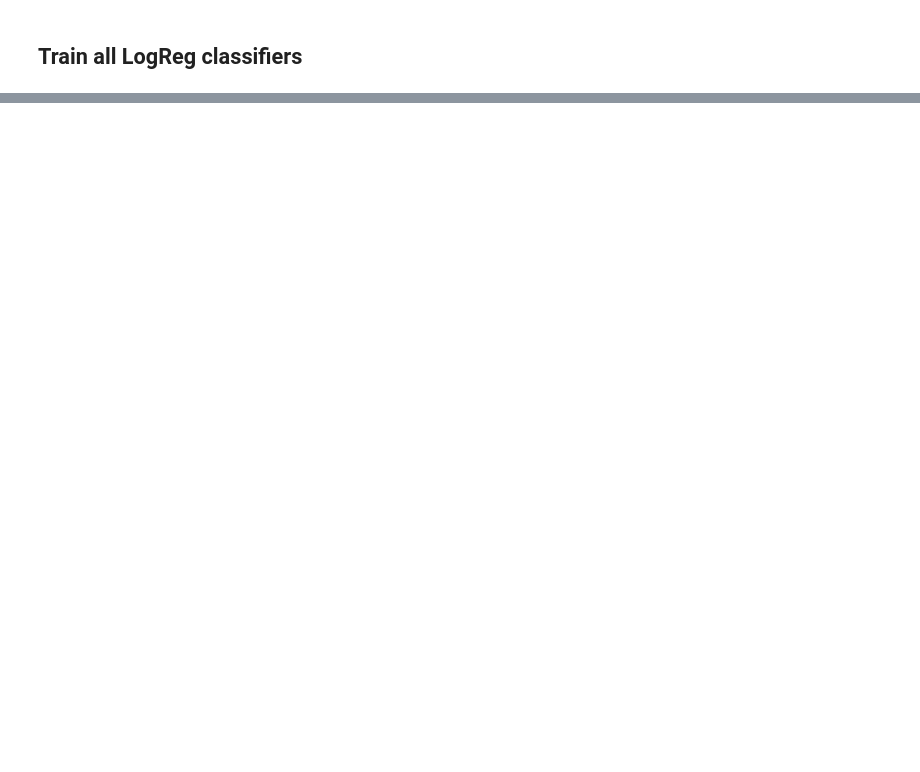
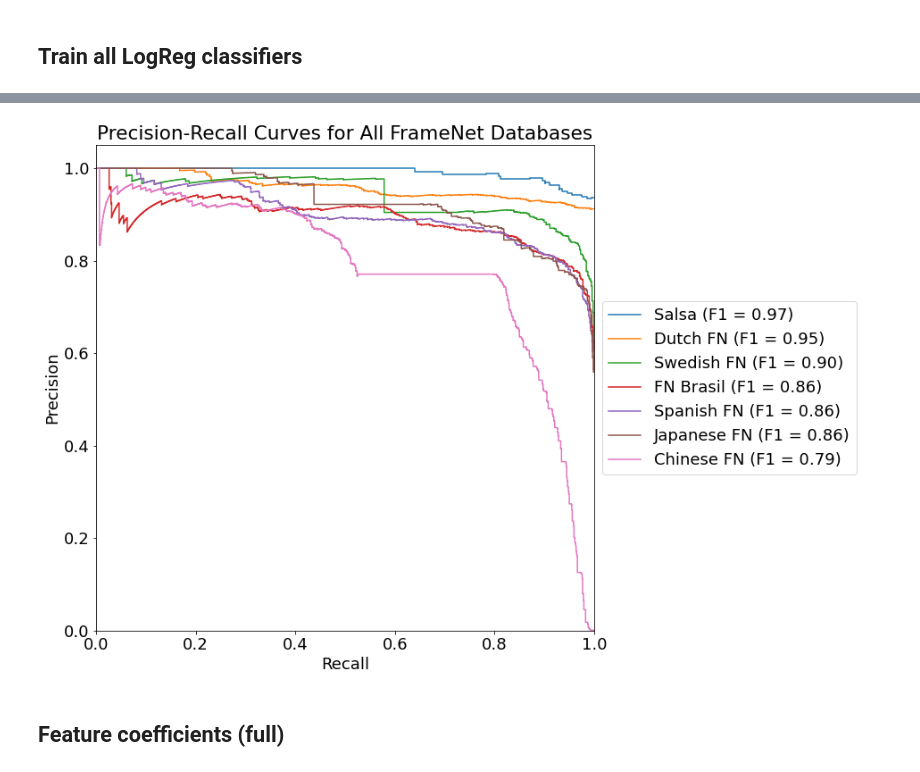
Before and after one commit to icsi-berkeley/framenet-multilingual-alignment, a Jupyter notebook: alignment/classifier.ipynb, the cells around one changed output, grey strips where cells are left out. Drawn from its saved outputs; the diff is of its cells as text; code cells hidden in the pictures; blank space fills up the shorter version.

```diff
--- a/alignment/classifier.ipynb
+++ b/alignment/classifier.ipynb
@@ -178,0 +299,11 @@ plt.show()
+# %%
+# Plot full FE (no french)
+french_idx = next(i for i, d in enumerate(data) if d['name'] == 'frenchfn')
+fe_clfs_ = fe_clfs[:french_idx] + fe_clfs[french_idx+1:]
+FULL_FE_ = FULL_FE[:french_idx] + FULL_FE[french_idx+1:]
+
+DB_NAMES = [d['name'] for d in data if d['name'] != 'frenchfn']
+plot(FULL_FE_, fe_clfs_, 'full-fe-scores(no frenchfn).pdf')
+DB_NAMES = [d['name'] for d in data]
+# %% [output]
+[figure, added]
@@ -178,0 +349,2 @@ plt.show()
+# %% [markdown]
+## Feature coefficients (full)
```
Also changed, not shown: parts of 42 cells of this notebook, 3 other files.
